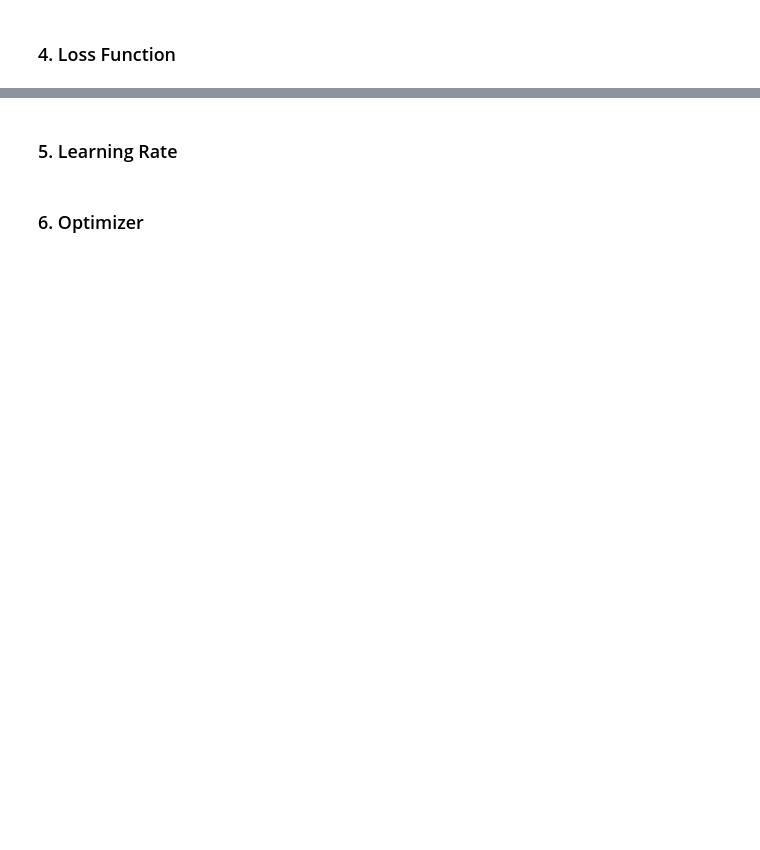
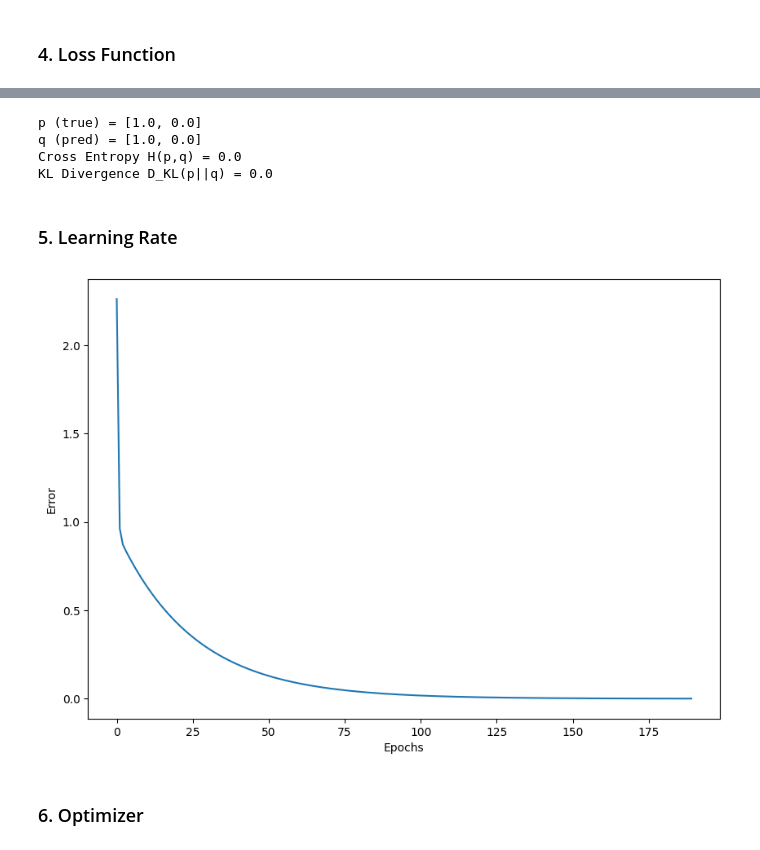
Before and after one commit to papuagigi/KHUDA_NLP, a Jupyter notebook: Week03_DeepLearning.ipynb, the cells around one changed output, grey strips where cells are left out. Drawn from its saved outputs; the diff is of its cells as text; code cells hidden in the pictures; blank space fills up the shorter version.

```diff
--- a/Week03_DeepLearning.ipynb
+++ b/Week03_DeepLearning.ipynb
@@ -213,7 +248,7 @@ Task Cell
 
 # 예시: 고양이/강아지
 p = [1.0, 0.0]
-q = [0.5, 0.5]               # Make loss = 0
+q = [1.0, 0.0]               # Make loss = 0
 
 ce = cross_entropy(p, q)
 kl = kl_divergence(p, q)
@@ -225,6 +260,11 @@ print("KL Divergence D_KL(p||q) =", kl)
 
 assert(ce == 0.0)
 assert(kl == 0.0)
+# %% [output]
+p (true) = [1.0, 0.0]
+q (pred) = [1.0, 0.0]
+Cross Entropy H(p,q) = 0.0
+KL Divergence D_KL(p||q) = 0.0
 # %% [markdown]
 ### 5. Learning Rate
 # %%
@@ -235,34 +275,36 @@ Task Cell
 # 최대 반복 횟수
 num_epoch = 500
 
 # 학습율 (learning_rate)
 # change the value [10.0, 0.1, 0.0001]
-learning_rate = 10
+learning_rate = 0.5
 
 import numpy as np
 
 errors = []
 # random 한 값으로 w, b를 초기화 합니다.
 w = np.random.uniform(low=0.0, high=1.0)
 b = np.random.uniform(low=0.0, high=1.0)
 
 for epoch in range(num_epoch):
     y_hat = x * w + b
 
     error = ((y_hat - y)**2).mean()
     if error < 0.0005:
         break
 
     w = w - learning_rate * ((y_hat - y) * x).mean()
     b = b - learning_rate * (y_hat - y).mean()
 
     errors.append(error.item())
 
 plt.figure(figsize=(10, 7))
 plt.plot(errors)
 plt.xlabel('Epochs')
 plt.ylabel('Error')
 plt.show()
+# %% [output]
+[figure, added]
 # %% [markdown]
 ### 6. Optimizer
 # %%
```
Also changed, not shown: parts of 14 cells of this notebook.
